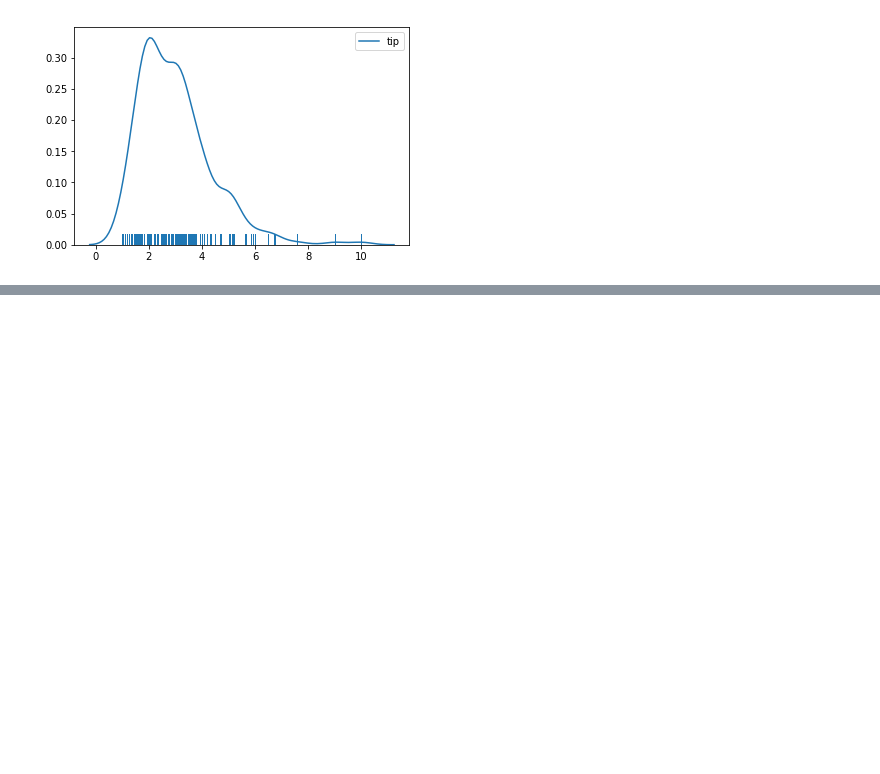
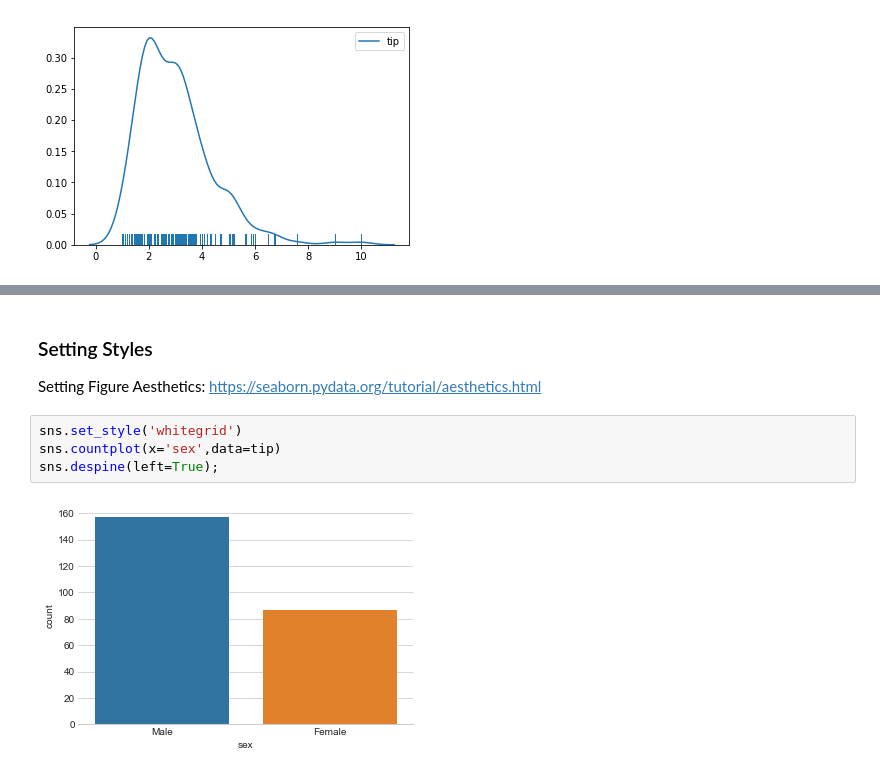
Before and after one commit to awgeezrick/notes-snippets, a Jupyter notebook: python_data_visualization.ipynb, the cells around one changed output, grey strips where cells are left out. Drawn from its saved outputs; the diff is of its cells as text; blank space fills up the shorter version.

Commit message:
add more Seaborn notes

```diff
--- a/python_data_visualization.ipynb
+++ b/python_data_visualization.ipynb
@@ -549,0 +578,10 @@ sns.rugplot(tip['tip']);
+# %% [markdown]
+### Setting Styles
+
+Setting Figure Aesthetics: https://seaborn.pydata.org/tutorial/aesthetics.html
+# %%
+sns.set_style('whitegrid')
+sns.countplot(x='sex',data=tip)
+sns.despine(left=True);
+# %% [output]
+[figure, added]
```
Also changed, not shown: parts of 20 cells of this notebook.
